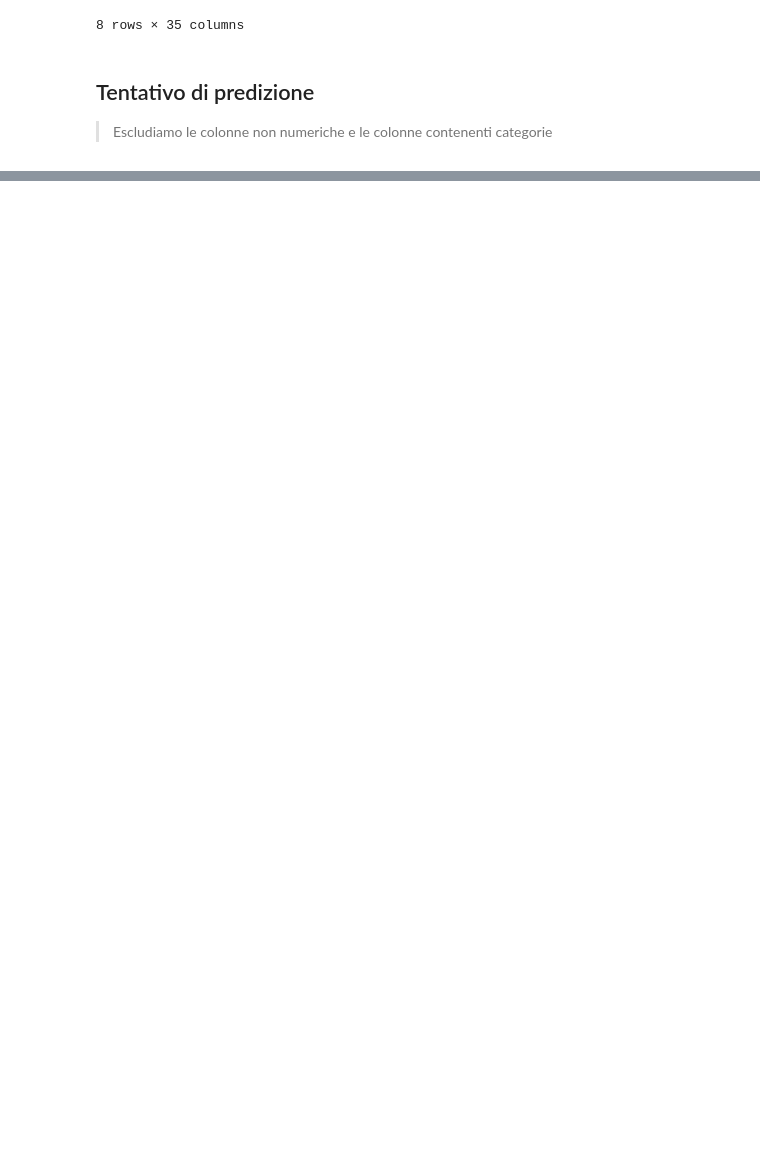
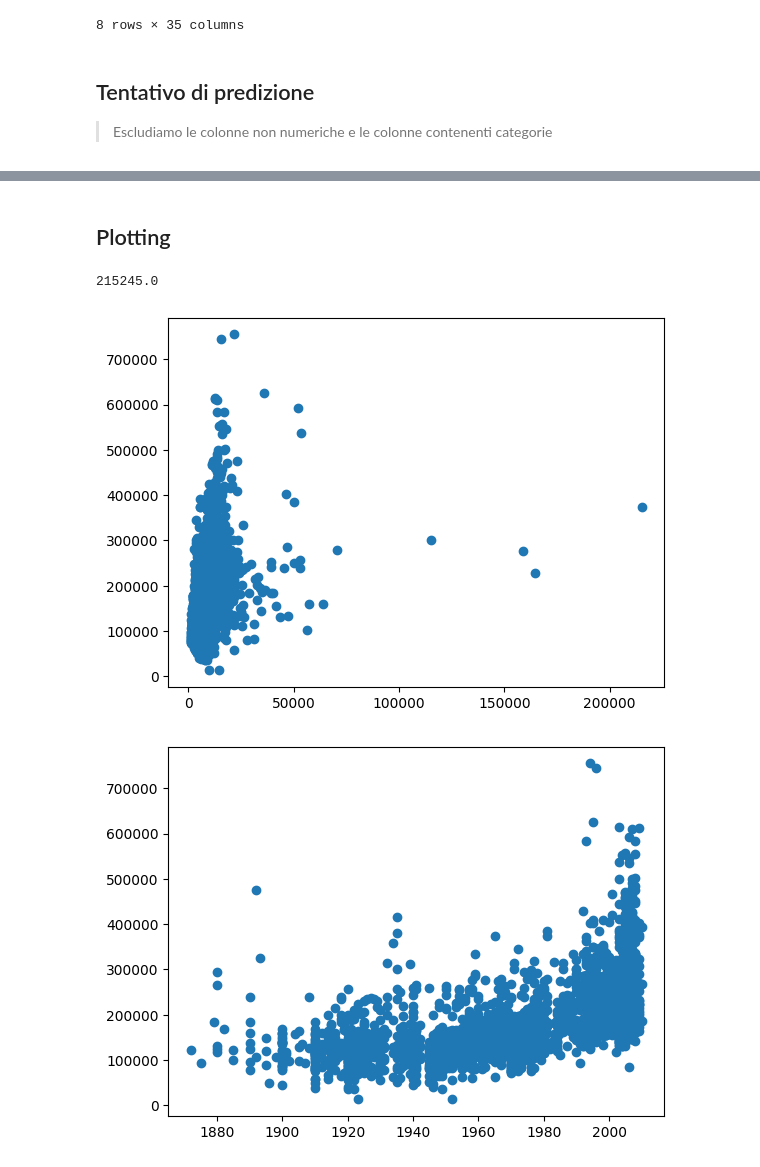
Before and after one commit to davide-tonetto-884585/House-Sale-Price-Prediction, a Jupyter notebook: script.ipynb, the cells around one changed output, grey strips where cells are left out. Saved outputs shown, nothing was run; the diff lists cells and outputs as text; code cells hidden in the pictures; blank space fills up the shorter version.

Commit message:
aggiunti plot

```diff
--- a/script.ipynb
+++ b/script.ipynb
@@ -85,0 +93,16 @@ KeyboardInterrupt:
+# %% [markdown]
+## Plotting
+# %%
+import matplotlib.pyplot as plt
+
+data = pandas.DataFrame(dataset[0])
+
+plt.plot(data['Lot_Area'], data['Sale_Price'], 'o')
+plt.show()
+
+plt.plot(data['Year_Built'], data['Sale_Price'], 'o')
+plt.show()
+# %% [output]
+215245.0
+[figure, added]
+[figure, added]
```
Also changed, not shown: parts of 1 cell of this notebook.
